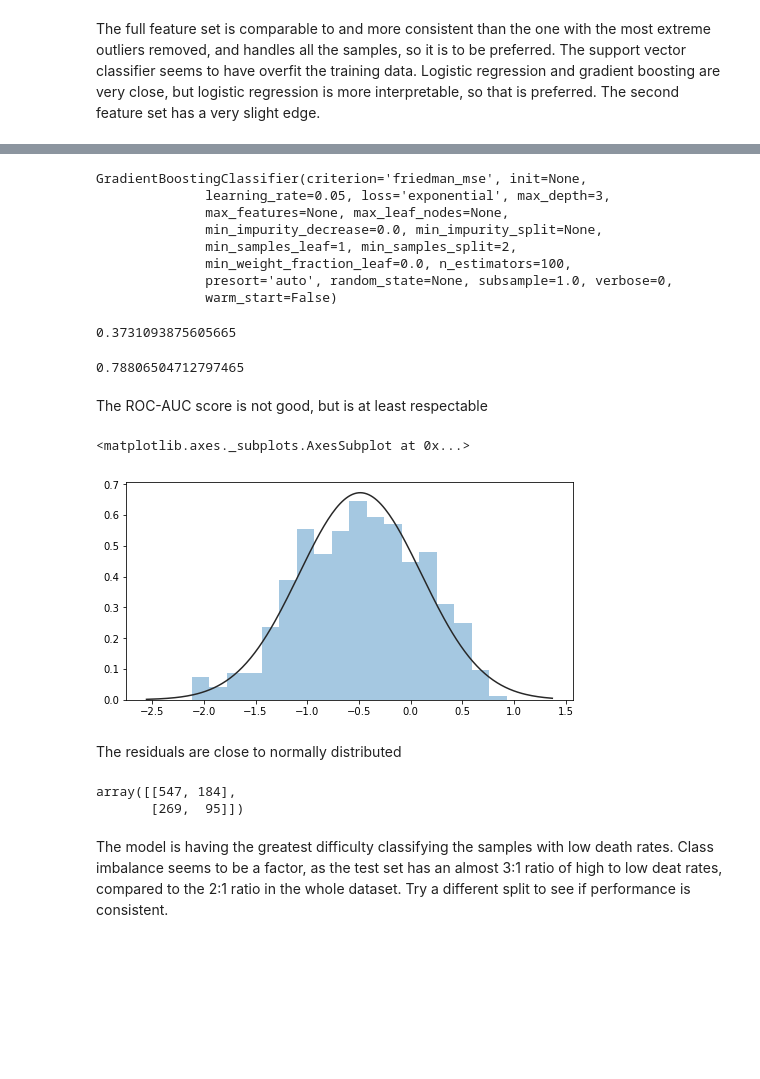
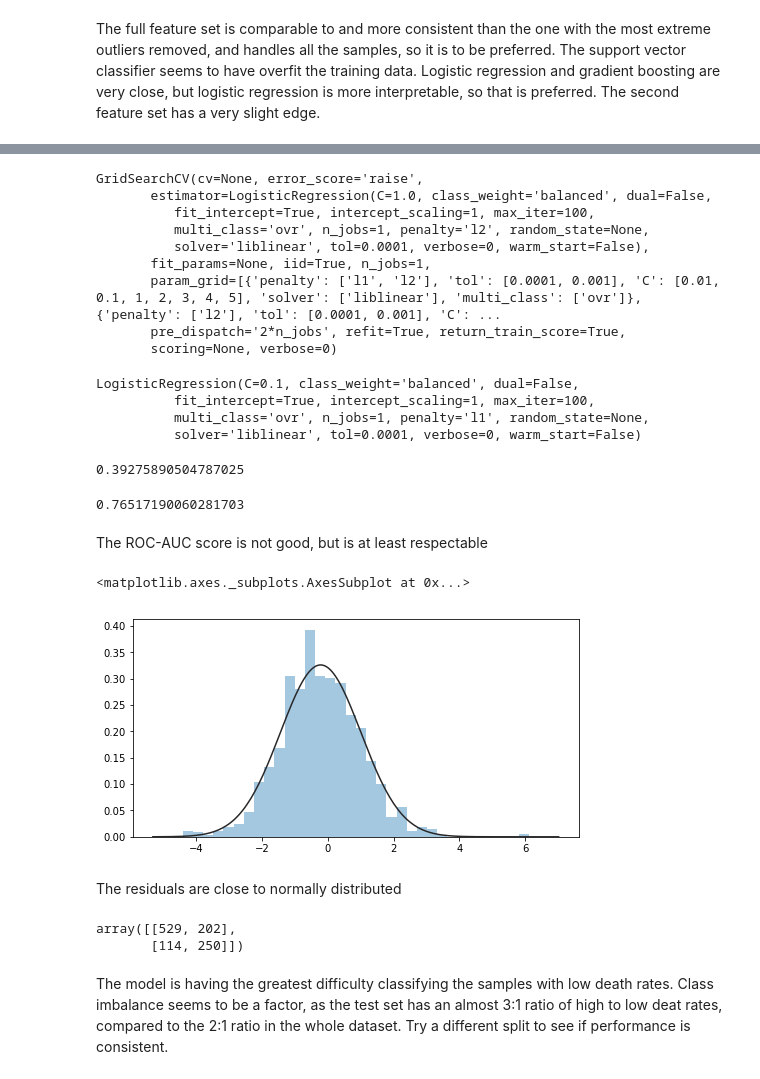
Before and after one commit to vincegiorno/drug_deaths, a Jupyter notebook: drug_deaths.ipynb, the cells around one changed output, grey strips where cells are left out. Saved outputs shown, nothing was run; the diff lists cells and outputs as text; code cells hidden in the pictures; blank space fills up the shorter version.

Commit message:
final results with stratified data splits

```diff
--- a/drug_deaths.ipynb
+++ b/drug_deaths.ipynb
@@ -1327,39 +1303,52 @@ KeyboardInterrupt:
+# %%
+params = [{ 'penalty': ['l1', 'l2'], 'tol': [1e-4, 1e-3], 'C': [1e-2, 1e-1, 1, 2, 3, 4, 5], 'solver': ['liblinear'], 'multi_class': ['ovr']},
+        { 'penalty': ['l2'], 'tol': [1e-4, 1e-3], 'C': [1e-2, 1e-1, 1, 2, 3, 4, 5], 'solver': ['newton-cg', 'lbfgs'], 'multi_class': ['ovr', 'multinomial']}]
+
+model = GridSearchCV(lrc, param_grid=params)
+model.fit(Xr2_train, Y_2_train)
+# %% [output]
+GridSearchCV(cv=None, error_score='raise',
+       estimator=LogisticRegression(C=1.0, class_weight='balanced', dual=False,
+          fit_intercept=True, intercept_scaling=1, max_iter=100,
+          multi_class='ovr', n_jobs=1, penalty='l2', random_state=None,
+          solver='liblinear', tol=0.0001, verbose=0, warm_start=False),
+       fit_params=None, iid=True, n_jobs=1,
+       param_grid=[{'penalty': ['l1', 'l2'], 'tol': [0.0001, 0.001], 'C': [0.01, 0.1, 1, 2, 3, 4, 5], 'solver': ['liblinear'], 'multi_class': ['ovr']}, {'penalty': ['l2'], 'tol': [0.0001, 0.001], 'C': ...
+       pre_dispatch='2*n_jobs', refit=True, return_train_score=True,
+       scoring=None, verbose=0)
 # %%
 model.best_estimator_
 # %% [output]
-GradientBoostingClassifier(criterion='friedman_mse', init=None,
-              learning_rate=0.05, loss='exponential', max_depth=3,
-              max_features=None, max_leaf_nodes=None,
-              min_impurity_decrease=0.0, min_impurity_split=None,
-              min_samples_leaf=1, min_samples_split=2,
-              min_weight_fraction_leaf=0.0, n_estimators=100,
-              presort='auto', random_state=None, subsample=1.0, verbose=0,
-              warm_start=False)
+LogisticRegression(C=0.1, class_weight='balanced', dual=False,
+          fit_intercept=True, intercept_scaling=1, max_iter=100,
+          multi_class='ovr', n_jobs=1, penalty='l1', random_state=None,
+          solver='liblinear', tol=0.0001, verbose=0, warm_start=False)
 # %%
-matthews_corrcoef(Y_test, model.predict(X_test))
+matthews_corrcoef(Y_2_test, model.predict(Xr2_test))
 # %% [output]
-0.3731093875605665
+0.39275890504787025
 # %%
 from sklearn.metrics import roc_auc_score
 
-Y_binary = [1 if p == '16-31.9' else 0 for p in Y_test]
-roc_auc_score(Y_binary, model.decision_function(X_test))
+Y_binary = [1 if p == '16-31.9' else 0 for p in Y_2_test]
+roc_auc_score(Y_binary, model.decision_function(Xr2_test))
 # %% [output]
-0.78806504712797465
+0.76517190060281703
 # %% [markdown]
 The ROC-AUC score is not good, but is at least respectable
 # %%
-sns.distplot(model.decision_function(X_test), fit=norm, kde=False)
+sns.distplot(model.decision_function(Xr2_test), fit=norm, kde=False)
 # %% [output]
 <matplotlib.axes._subplots.AxesSubplot at 0x...>
-[figure, old version]
+[figure, new version]
 # %% [markdown]
 The residuals are close to normally distributed
 # %%
 from sklearn.metrics import confusion_matrix
-confusion_matrix(Y_binary, pred_binary)
+preds = [1 if p == '16-31.9' else 0 for p in model.predict(Xr2_test)]
+confusion_matrix(Y_binary, preds)
 # %% [output]
-array([[547, 184],
-       [269,  95]])
+array([[529, 202],
+       [114, 250]])
 # %% [markdown]
 The model is having the greatest difficulty classifying the samples with low death rates. Class imbalance seems to be a factor, as the test set has an almost 3:1 ratio of high to low deat rates, compared to the 2:1 ratio in the whole dataset. Try a different split to see if performance is consistent.
```
Also changed, not shown: parts of 41 cells of this notebook.
